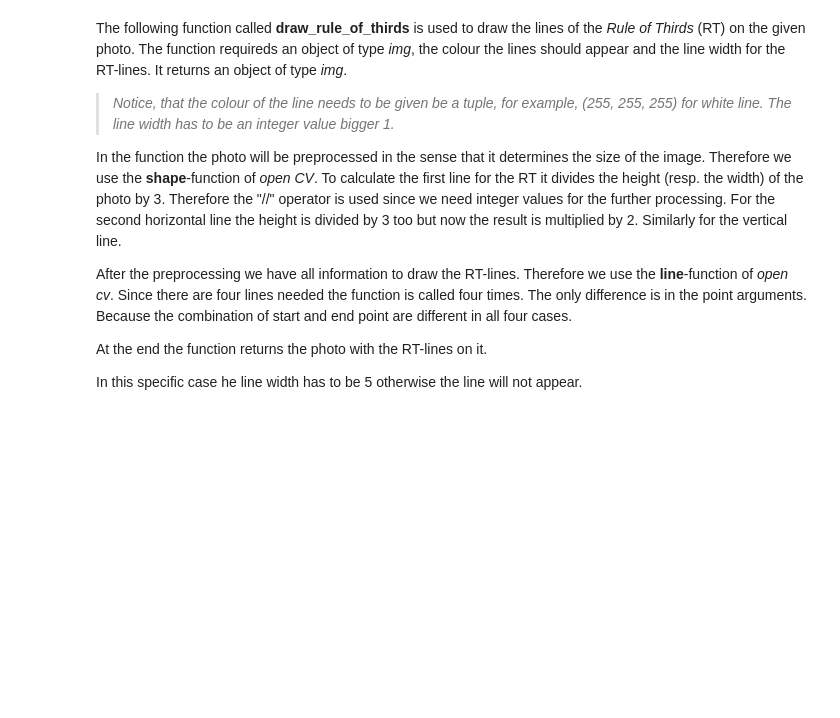
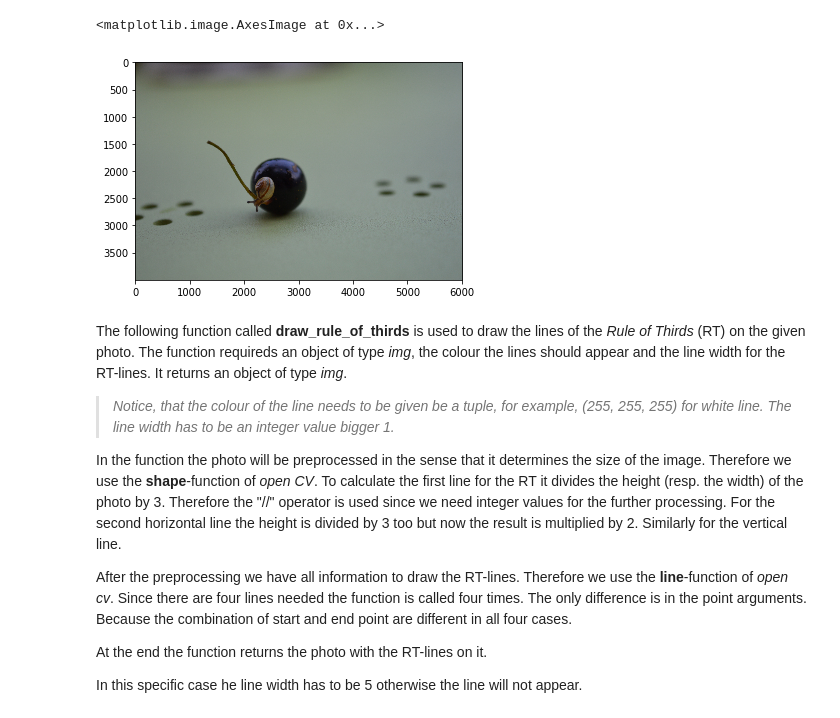
Before and after one commit to uol-mediaprocessing-201920/group-projects-make-it-aesthetic, a Jupyter notebook: RTFunctionOnOnPhotos.ipynb, the cells around one changed output. Cells and saved outputs as stored; diff of their text form; code cells hidden in the pictures; blank space fills up the shorter version.

```diff
--- a/RTFunctionOnOnPhotos.ipynb
+++ b/RTFunctionOnOnPhotos.ipynb
@@ -5,6 +5,14 @@ import numpy as np
 import cv2
 from skimage import io
 from matplotlib import pyplot as plt
+# %%
+! wget -q https://raw.githubusercontent.com/uol-mediaprocessing/group-projects-make-it-aesthetic/master/Pictures/snail.JPG
+img_snail = cv2.imread("snail.JPG")
+img_snail = cv2.cvtColor(img_snail, cv2.COLOR_BGR2RGB)
+plt.imshow(img_snail)
+# %% [output]
+<matplotlib.image.AxesImage at 0x...>
+[figure, added]
 # %% [markdown]
 The following function called **draw_rule_of_thirds** is used to draw the lines of the *Rule of Thirds* (RT) on the given photo. The function requireds an object of type *img*, the colour the lines should appear and the line width for the RT-lines. It returns an object of type *img*.
 
```
Also changed, not shown: parts of 2 cells of this notebook.
